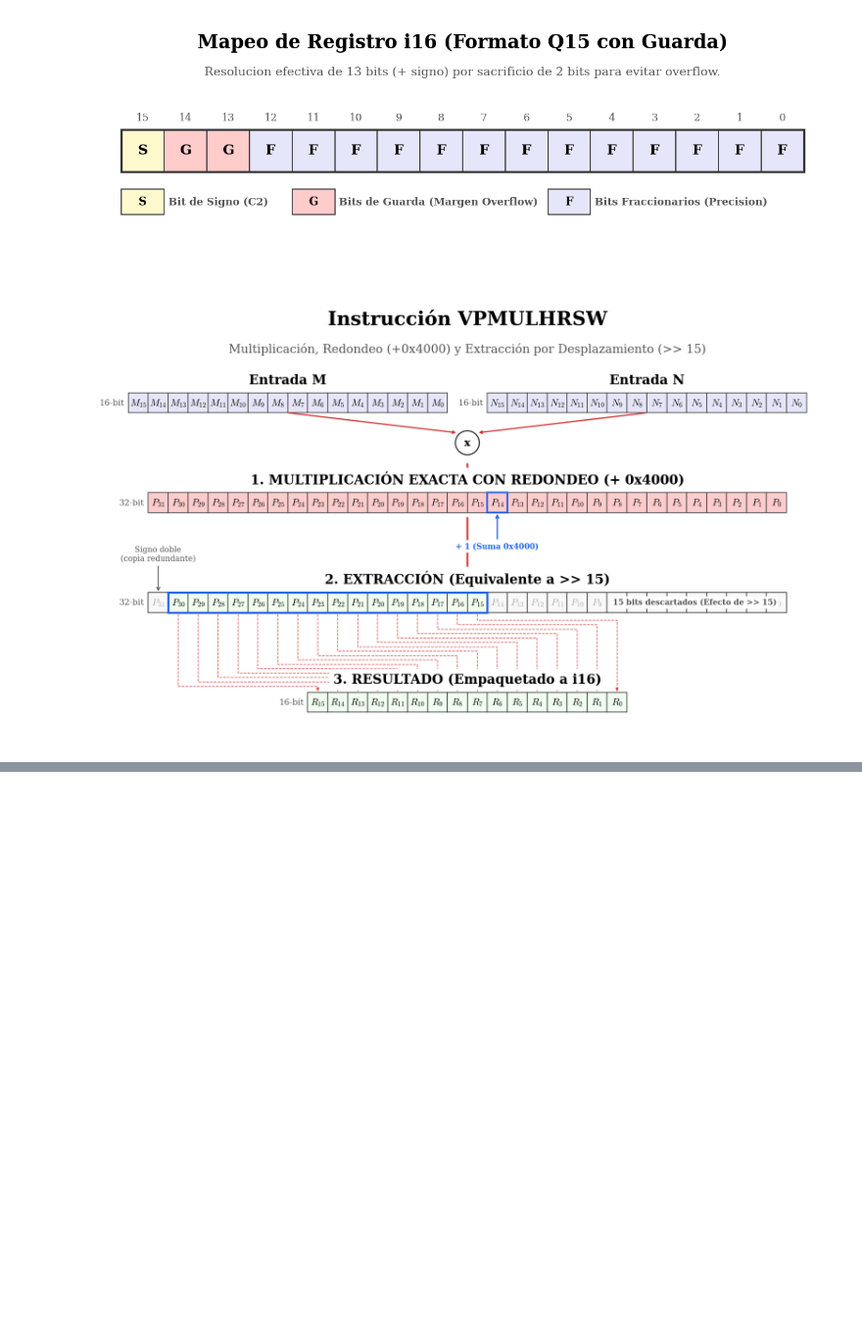
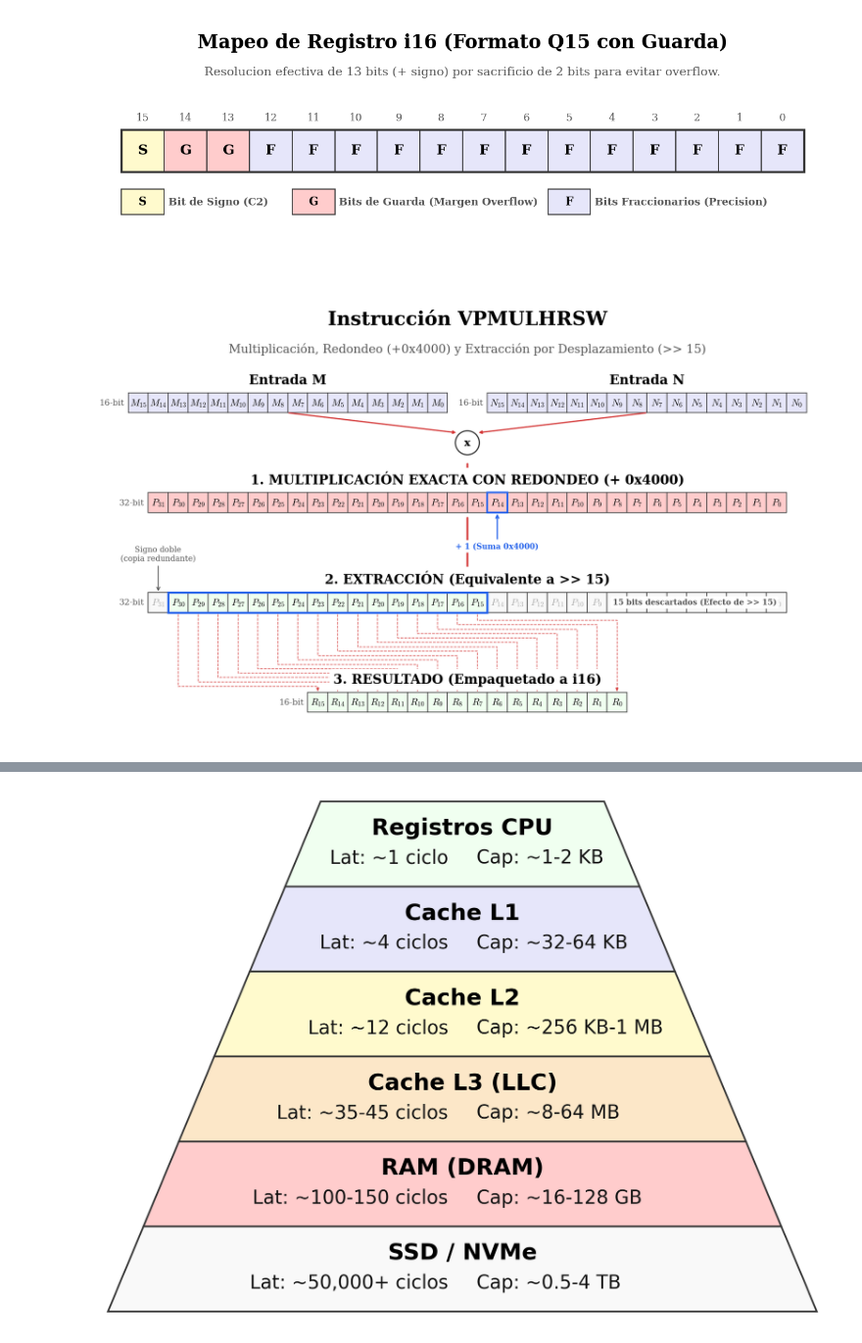
Before and after one commit to LuisMiguelTrinidad/GPT_Generacion_Procedural_de_Terreno, a Jupyter notebook: 02_Noise_Perlin/Gráficas_Del_TFG.ipynb, the cells around one changed output, grey strips where cells are left out. Shown at 98% size. Cells and saved outputs as stored; diff of their text form; code cells hidden in the pictures; blank space fills up the shorter version.

```diff
--- a/02_Noise_Perlin/Gráficas_Del_TFG.ipynb
+++ b/02_Noise_Perlin/Gráficas_Del_TFG.ipynb
@@ -1119,0 +1120,97 @@ plt.show()
+# %%
+import matplotlib.pyplot as plt
+import matplotlib.patches as patches
+
+# ==========================================
+# --- PIRÁMIDE DE JERARQUÍA DE MEMORIA ---
+# ==========================================
+plt.rcParams.update({
+    'font.family': 'sans-serif',
+    'font.sans-serif': ['DejaVu Sans', 'Arial', 'Helvetica'],
+    'figure.autolayout': True,
+})
+
+# Paleta de colores: Original
+colores_niveles = [
+    '#F0FFF0', # Verde pastel
+    '#E6E6FA', # Lavanda
+    '#FFFACD', # Amarillo pastel
+    '#FCE7C8', # Naranja claro
+    '#FFCCCC', # Rojo pastel
+    '#F9F9F9', # Gris muy claro
+]
+
+color_borde = '#333333' # Borde oscuro para el estilo original
+color_texto_sec = '#4F4F4F'
+color_texto_destacado = '#111111'
+
+# Tamaños ajustados para que todo quepa dentro sin desbordar la punta
+font_label = 24
+font_note = 20
+
+# Datos
+niveles = [
+    {'nombre': 'Registros CPU', 'latencia': 'Lat: ~1 ciclo', 'capacidad': 'Cap: ~1-2 KB', 'ancho': 5.0},
+    {'nombre': 'Cache L1', 'latencia': 'Lat: ~4 ciclos', 'capacidad': 'Cap: ~32-64 KB', 'ancho': 6.0},
+    {'nombre': 'Cache L2', 'latencia': 'Lat: ~12 ciclos', 'capacidad': 'Cap: ~256 KB-1 MB', 'ancho': 7.0},
+    {'nombre': 'Cache L3 (LLC)', 'latencia': 'Lat: ~35-45 ciclos', 'capacidad': 'Cap: ~8-64 MB', 'ancho': 8.0},
+    {'nombre': 'RAM (DRAM)', 'latencia': 'Lat: ~100-150 ciclos', 'capacidad': 'Cap: ~16-128 GB', 'ancho': 9.0},
+    {'nombre': 'SSD / NVMe', 'latencia': 'Lat: ~50,000+ ciclos', 'capacidad': 'Cap: ~0.5-4 TB', 'ancho': 10.0},
+]
+
+fig, ax = plt.subplots(figsize=(14, 8), dpi=150)
+ax.axis('off')
+ax.set_aspect('equal')
+
+alto_nivel = 1.2
+x_centro = 0.0
+y_superior = len(niveles) * alto_nivel
+
+for i, nivel in enumerate(niveles):
+    y_top = y_superior - i * alto_nivel
+    y_bottom = y_top - alto_nivel
+
+    ancho_bottom = nivel['ancho']
+    ancho_top = ancho_bottom - 1.0
+
+    # --- BLOQUE ÚNICO ---
+    vertices = [
+        (x_centro - ancho_top / 2.0, y_top),
+        (x_centro + ancho_top / 2.0, y_top),
+        (x_centro + ancho_bottom / 2.0, y_bottom),
+        (x_centro - ancho_bottom / 2.0, y_bottom),
+    ]
+    trapecio = patches.Polygon(
+        vertices, closed=True, facecolor=colores_niveles[i], edgecolor=color_borde, lw=1.8, zorder=2
+    )
+    ax.add_patch(trapecio)
+
+    # --- TEXTOS INTERIORES ---
+    y_centro_texto = 0.5 * (y_top + y_bottom)
+
+    # Nombre del nivel (Centrado arriba dentro del bloque)
+    ax.text(
+        x_centro, y_centro_texto + 0.22, nivel['nombre'],
+        ha='center', va='center', fontsize=font_label, fontweight='bold', color='black', zorder=3
+    )
+
+    # Latencia (Alineado a la DERECHA, hacia el centro)
+    ax.text(
+        x_centro - 0.2, y_centro_texto - 0.2, nivel['latencia'],
+        ha='right', va='center', fontsize=font_note, color=color_texto_destacado, zorder=3
+    )
+
+    # Capacidad (Alineado a la IZQUIERDA, hacia el centro)
+    ax.text(
+        x_centro + 0.2, y_centro_texto - 0.2, nivel['capacidad'],
+        ha='left', va='center', fontsize=font_note, color=color_texto_destacado, zorder=3
+    )
+
+# Ajuste de los límites bien pegados a la estructura
+ax.set_xlim(-5.1, 5.1)
+ax.set_ylim(-0.1, y_superior + 0.1)
+
+plt.savefig('piramide_jerarquia_memoria_final.png', dpi=300, bbox_inches='tight', facecolor='white')
+plt.show()
+# %% [output]
+[figure, added]
```
Also changed, not shown: parts of 1 cell of this notebook.
